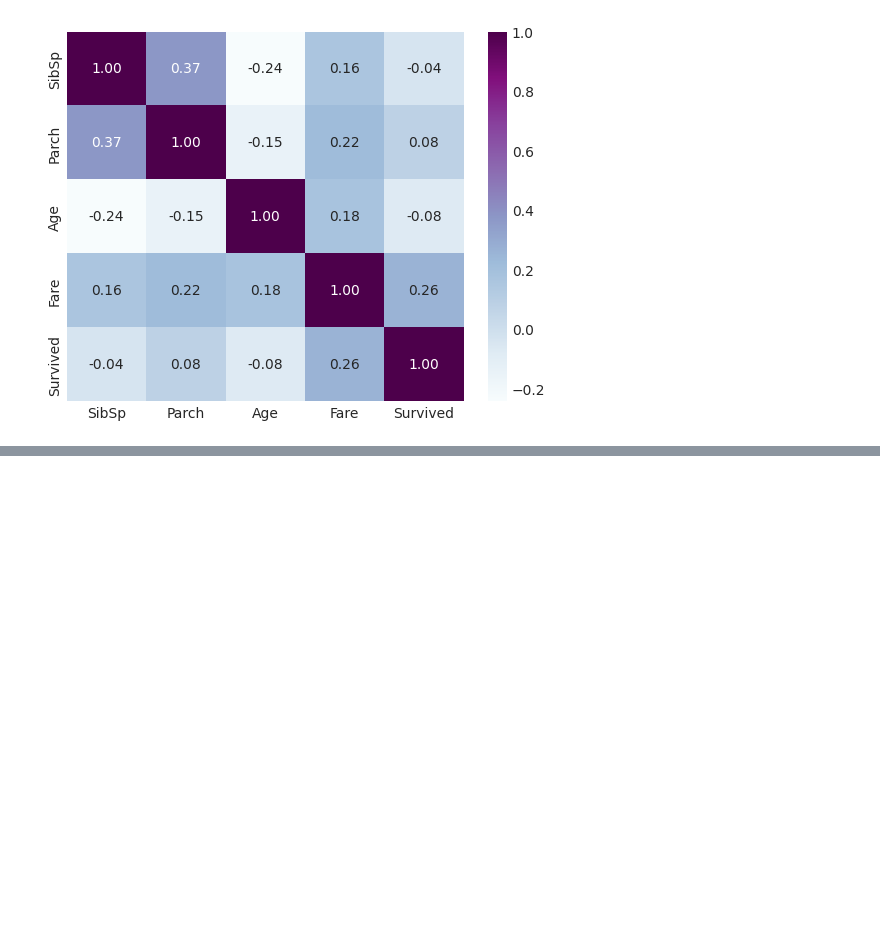
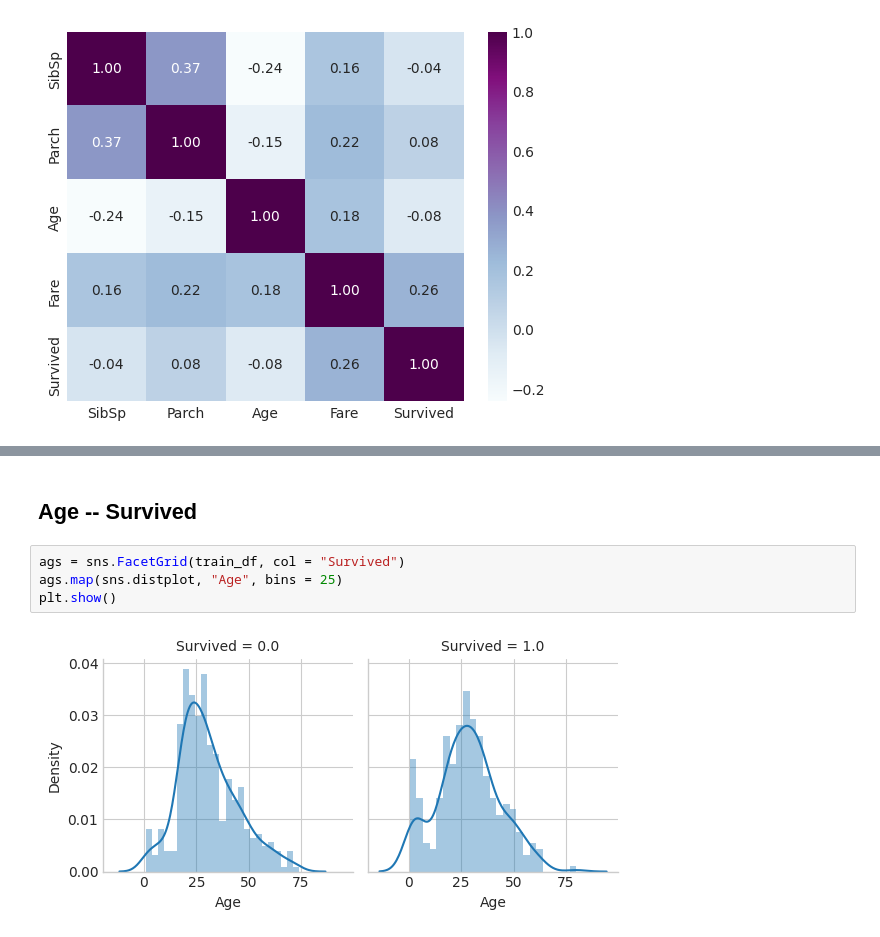
Before and after one commit to ozlem-dilek/titanic-EDA, a Jupyter notebook: titanic-eda.ipynb, the cells around one changed output, grey strips where cells are left out. Saved outputs shown, nothing was run; the diff lists cells and outputs as text; blank space fills up the shorter version.

```diff
--- a/titanic-eda.ipynb
+++ b/titanic-eda.ipynb
@@ -337,0 +369,8 @@ plt.show()
+# %% [markdown]
+## Age -- Survived
+# %%
+ags = sns.FacetGrid(train_df, col = "Survived")
+ags.map(sns.distplot, "Age", bins = 25)
+plt.show()
+# %% [output]
+[figure, added]
```
Also changed, not shown: parts of 19 cells of this notebook.
